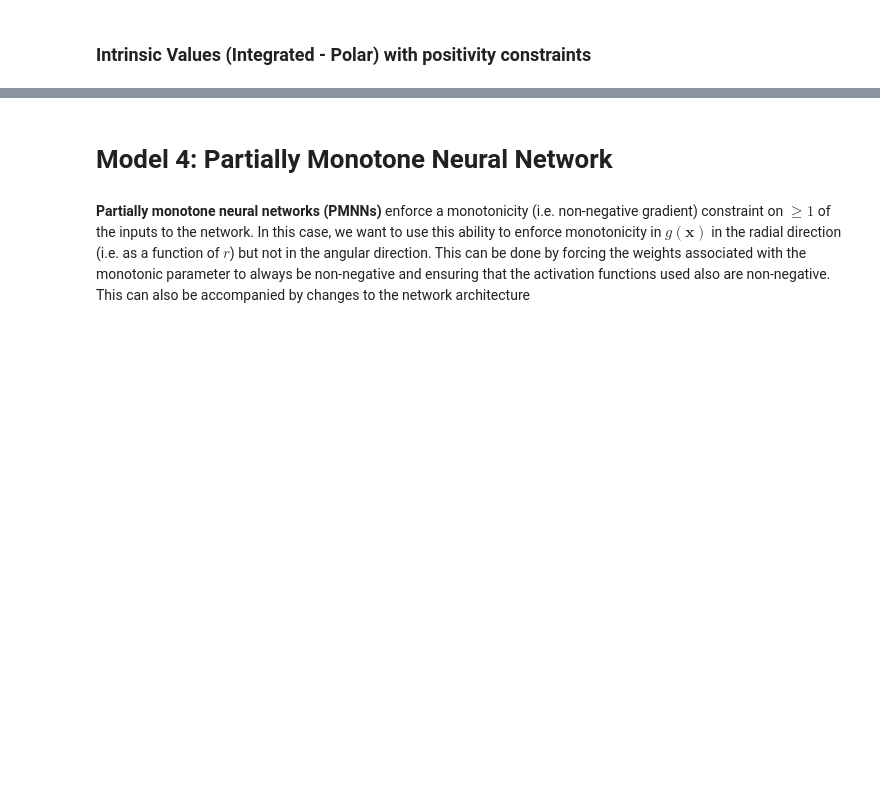
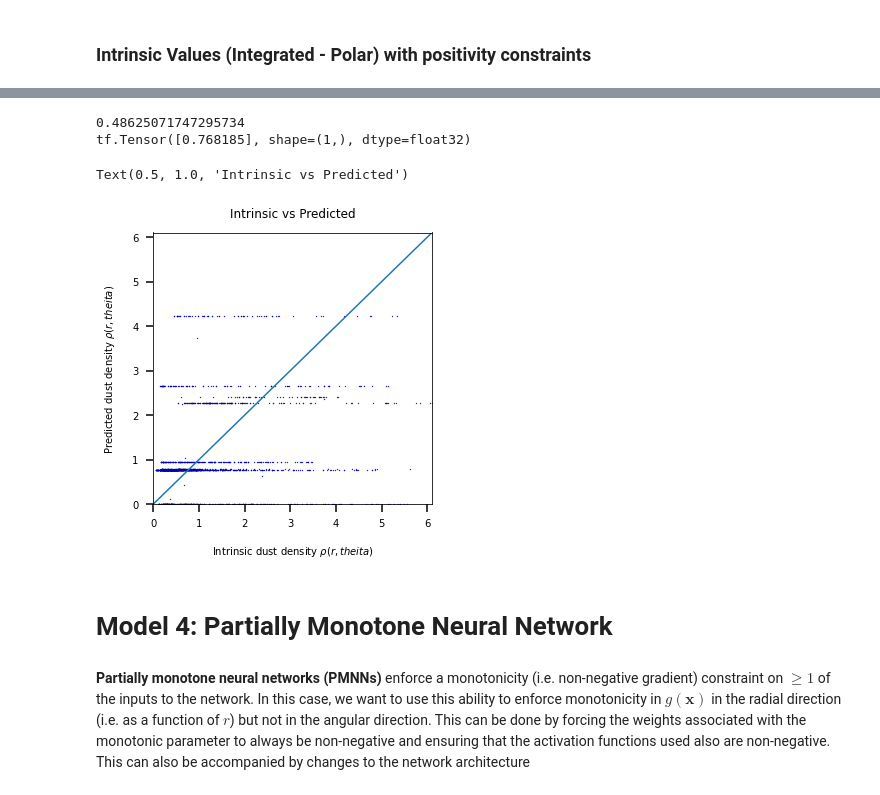
Before and after one commit to avaove/dust-map, a Jupyter notebook: dust_fit.ipynb, the cells around one changed output, grey strips where cells are left out. Cells and saved outputs as stored; diff of their text form; code cells hidden in the pictures; blank space fills up the shorter version.

```diff
--- a/dust_fit.ipynb
+++ b/dust_fit.ipynb
@@ -299,18 +301,18 @@ def pol2cart(r, theita):
     y = r * np.sin(theita)
     return [x, y]
 
-def differentiate(model, r, theita, delta_r):
+def differentiate(model, r, theita):
     '''Return dA(r, phi)/r ie. return predicted integrated dust at (r - delta_r, phi) subtracted from predicted integrated dust at (r, phi)
     note: this is a single data point'''
-    pred1 = model(np.array([[r, theita]]), training=False) / 0.01 # NN prediction for integrated dust at r, phi
-    pred2 = model(np.array([[r - delta_r, theita]]), training=False) / 0.01 # NN prediction for integrated dust at r - delta_r, phi
-    return pred1 - pred2
+    pred1 = model(np.array([[r, theita]]), training=False) # NN prediction for integrated dust at r, phi
+    pred2 = model(np.array([[r - 1e-5, theita]]), training=False)  # NN prediction for integrated dust at r - delta_r, phi
+    return (pred1 - pred2) / 1e-5
 
 plt.figure(figsize=(5, 5))
 X_test_cart = [pol2cart(r,theita) for r,theita in X_test] # turn X_test to cartesian to pass in logdust
 true_dust = [np.exp(logdust(x,y)) for x,y in X_test_cart]
 print(true_dust[0])
-test_pred_differentiated = [differentiate(model1, r, theita, 0.01) for r,theita in X_test]
+test_pred_differentiated = [differentiate(model1, r, theita) for r,theita in X_test]
 print(test_pred_differentiated[0])
 plt.scatter(true_dust, test_pred_differentiated, s=1, color='blue', linestyle='-', linewidth = 0.1, marker = 'D', edgecolor='black')
 plt.xlabel("Intrinsic dust density " + r'$\rho(r, theita)$')
@@ -460,3 +447,36 @@ plot_map_panels(Xo_test, Yo_test, 'NN', model_costlin)
+# %%
+def pol2cart(r, theita):
+    '''Return cartesian coordinate from polar coordinate'''
+    x = r * np.cos(theita)
+    y = r * np.sin(theita)
+    return [x, y]
+
+def differentiate(model, r, theita):
+    '''Return dA(r, phi)/r ie. return predicted integrated dust at (r - delta_r, phi) subtracted from predicted integrated dust at (r, phi)
+    note: this is a single data point'''
+    pred1 = get_min_max_model_predictions(model, np.array([[r, theita]]), training=False) # NN prediction for integrated dust at r, phi
+    pred2 = get_min_max_model_predictions(model, np.array([[r - 1e-2, theita]]), training=False)  # NN prediction for integrated dust at r - delta_r, phi
+    return (pred1 - pred2) / 1e-2
+
+plt.figure(figsize=(5, 5))
+X_test_cart = [pol2cart(r,theita) for r,theita in X_test] # turn X_test to cartesian to pass in logdust
+true_dust = [np.exp(logdust(x,y)) for x,y in X_test_cart]
+print(true_dust[0])
+test_pred_differentiated = [differentiate(model3, r, theita) for r,theita in X_test]
+print(test_pred_differentiated[0])
+plt.scatter(true_dust, test_pred_differentiated, s=1, color='blue', linestyle='-', linewidth = 0.1, marker = 'D', edgecolor='black')
+plt.xlabel("Intrinsic dust density " + r'$\rho(r, theita)$')
+plt.ylabel("Predicted dust density " + r'$\rho(r, theita)$')
+lims = [min(np.amin(true_dust), np.amin(test_pred_differentiated)), max(np.amax(true_dust), np.amax(test_pred_differentiated))]
+plt.xlim(lims)
+plt.ylim(lims)
+plt.plot(lims, lims)
+plt.title('Intrinsic vs Predicted')
+# %% [output]
+0.48625071747295734
+tf.Tensor([0.768185], shape=(1,), dtype=float32)
+Text(0.5, 1.0, 'Intrinsic vs Predicted')
+[figure, added]
 # %% [markdown]
 # Model 4: Partially Monotone Neural Network
 # %% [markdown]
```
Also changed, not shown: parts of 17 cells of this notebook, 3 other files.
